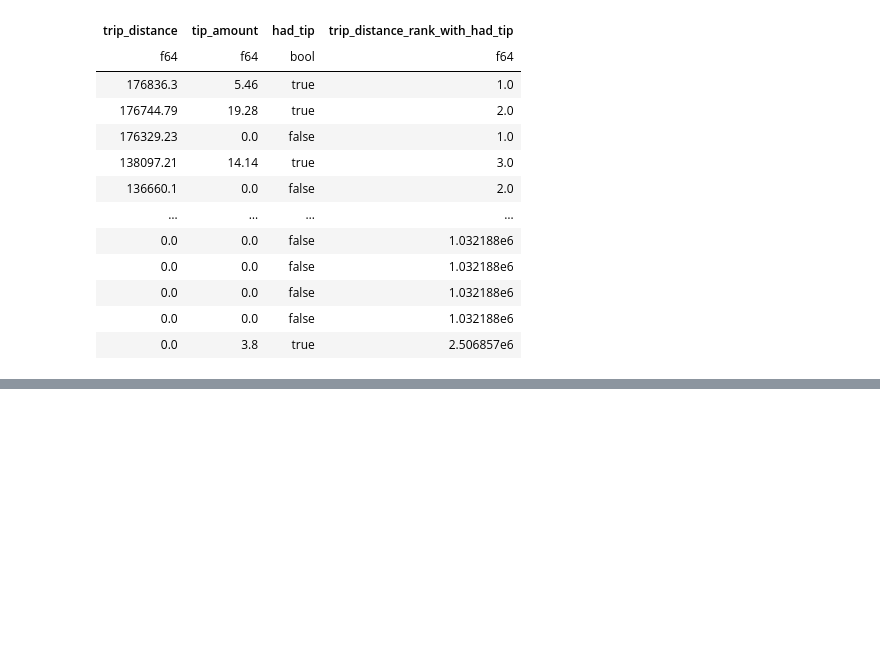
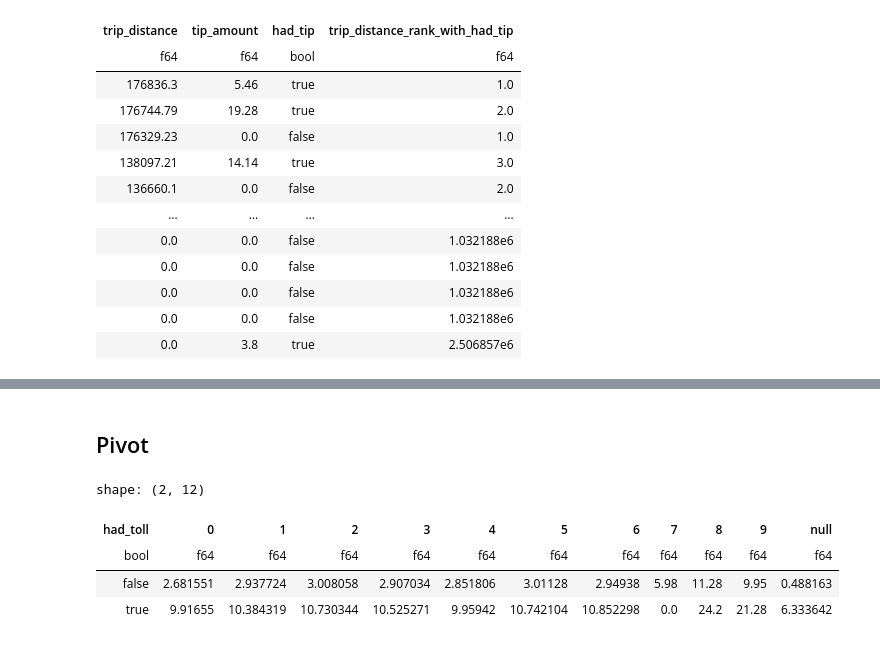
Before and after one commit to NaveenKumarReddy8/polars-for-data-science, a Jupyter notebook: polars_for_data_science/module_5.ipynb, the cells around one changed output, grey strips where cells are left out. Cells and saved outputs as stored; diff of their text form; code cells hidden in the pictures; blank space fills up the shorter version.

```diff
--- a/polars_for_data_science/module_5.ipynb
+++ b/polars_for_data_science/module_5.ipynb
@@ -143,0 +169,18 @@ shape: (3_582_628, 4)
+# %% [markdown]
+## Pivot
+# %%
+df.with_columns(
+    pl.col("tolls_amount").gt(0).alias("had_toll")
+).pivot(
+    index="had_toll",
+    on="passenger_count",
+    values="tip_amount",
+    aggregate_function="mean",
+    sort_columns=True
+)
+# %% [output]
+shape: (2, 12)
+| had_toll | 0 | 1 | 2 | 3 | 4 | 5 | 6 | 7 | 8 | 9 | null |
+| bool | f64 | f64 | f64 | f64 | f64 | f64 | f64 | f64 | f64 | f64 | f64 |
+| false | 2.681551 | 2.937724 | 3.008058 | 2.907034 | 2.851806 | 3.01128 | 2.94938 | 5.98 | 11.28 | 9.95 | 0.488163 |
+| true | 9.91655 | 10.384319 | 10.730344 | 10.525271 | 9.95942 | 10.742104 | 10.852298 | 0.0 | 24.2 | 21.28 | 6.333642 |
```
Also changed, not shown: parts of 4 cells of this notebook, 3 other files.
